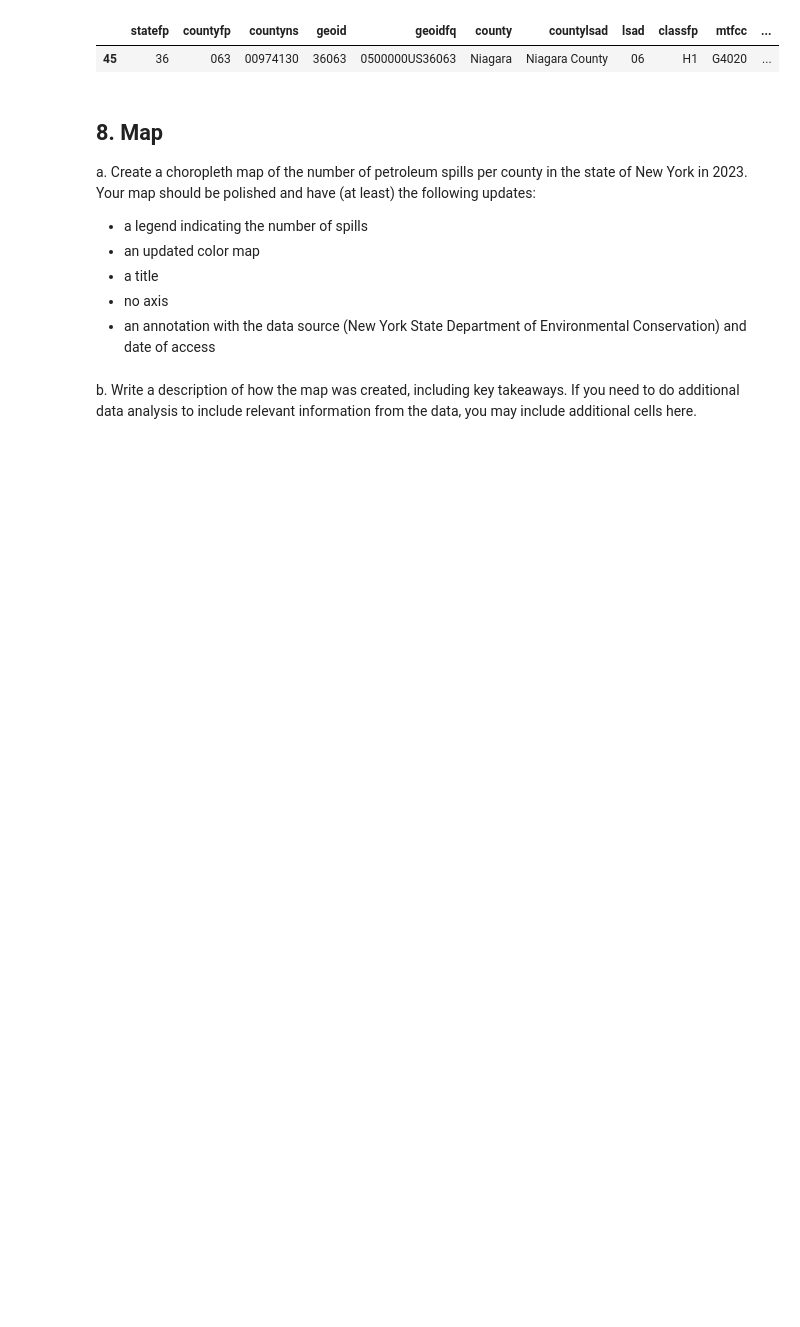
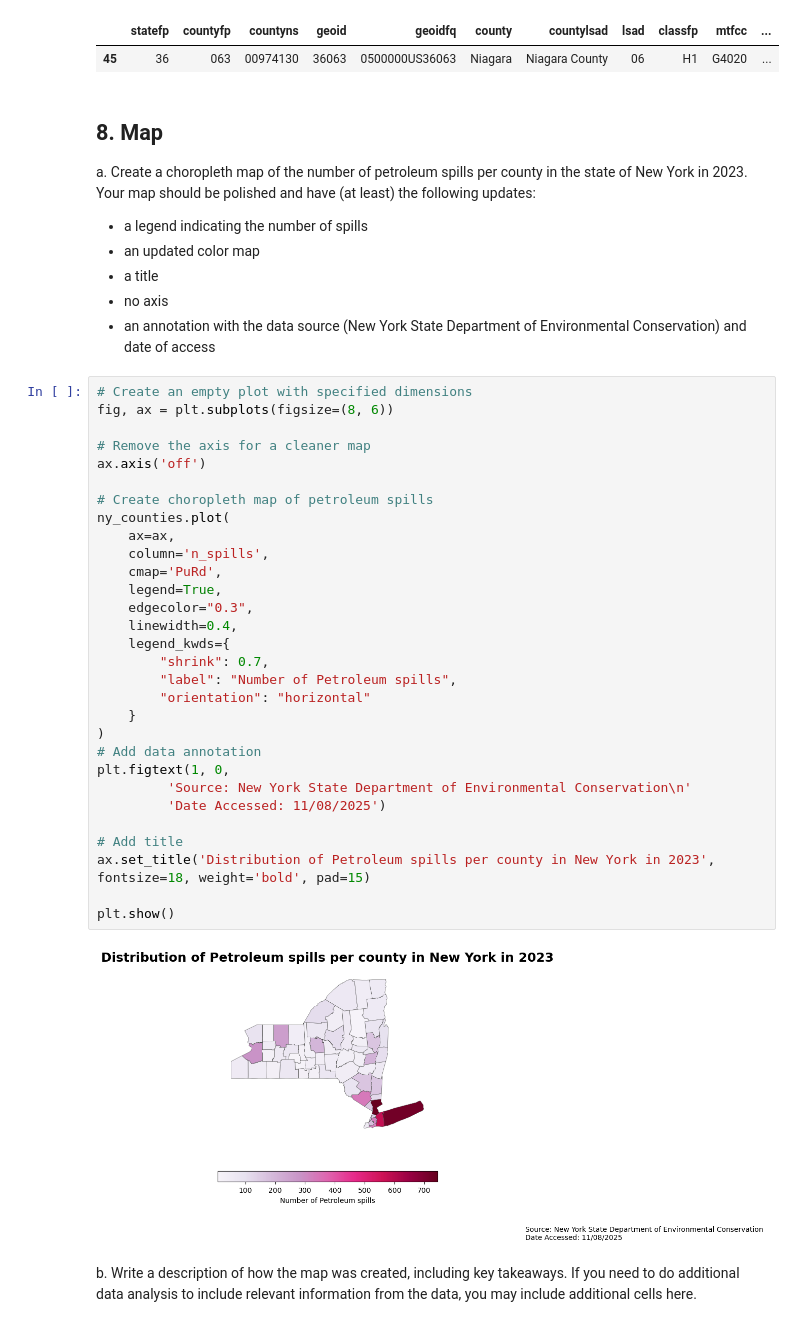
Before and after one commit to hylaea-miller/eds220-hwk3, a Jupyter notebook: hwk3-task1-spills.ipynb, the cells around one changed output. Saved outputs shown, nothing was run; the diff lists cells and outputs as text; blank space fills up the shorter version.

```diff
--- a/hwk3-task1-spills.ipynb
+++ b/hwk3-task1-spills.ipynb
@@ -509,6 +509,38 @@ Your map should be polished and have (at least) the following updates:
 - a title
 - no axis
 - an annotation with the data source (New York State Department of Environmental Conservation) and date of access
+# %%
+# Create an empty plot with specified dimensions
+fig, ax = plt.subplots(figsize=(8, 6))
+
+# Remove the axis for a cleaner map
+ax.axis('off')
+
+# Create choropleth map of petroleum spills
+ny_counties.plot(
+    ax=ax,
+    column='n_spills',
+    cmap='PuRd',
+    legend=True,
+    edgecolor="0.3",
+    linewidth=0.4,
+    legend_kwds={
+        "shrink": 0.7,
+        "label": "Number of Petroleum spills",
+        "orientation": "horizontal"
+    }
+)
+# Add data annotation
+plt.figtext(1, 0,
+         'Source: New York State Department of Environmental Conservation\n'
+         'Date Accessed: 11/08/2025')
+
+# Add title
+ax.set_title('Distribution of Petroleum spills per county in New York in 2023', fontsize=18, weight='bold', pad=15)
+
+plt.show()
+# %% [output]
+[figure, added]
 # %% [markdown]
 b. Write a description of how the map was created, including key takeaways. If you need to do additional data analysis to include relevant information from the data, you may include additional cells here.
 # %% [markdown]
```
Also changed, not shown: parts of 3 cells of this notebook.
